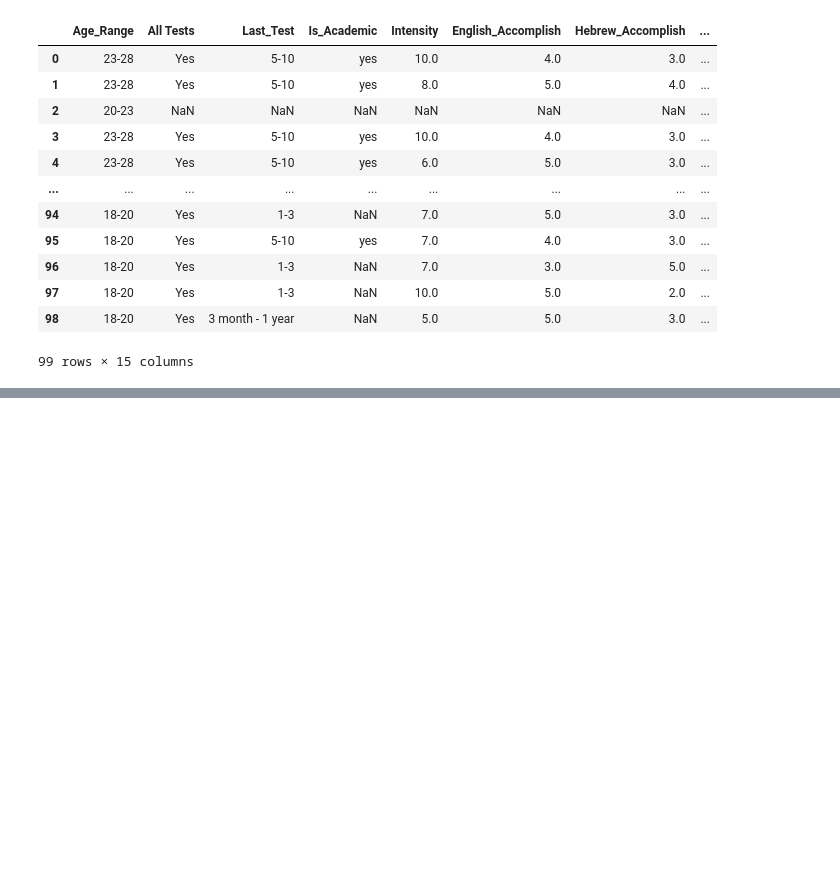
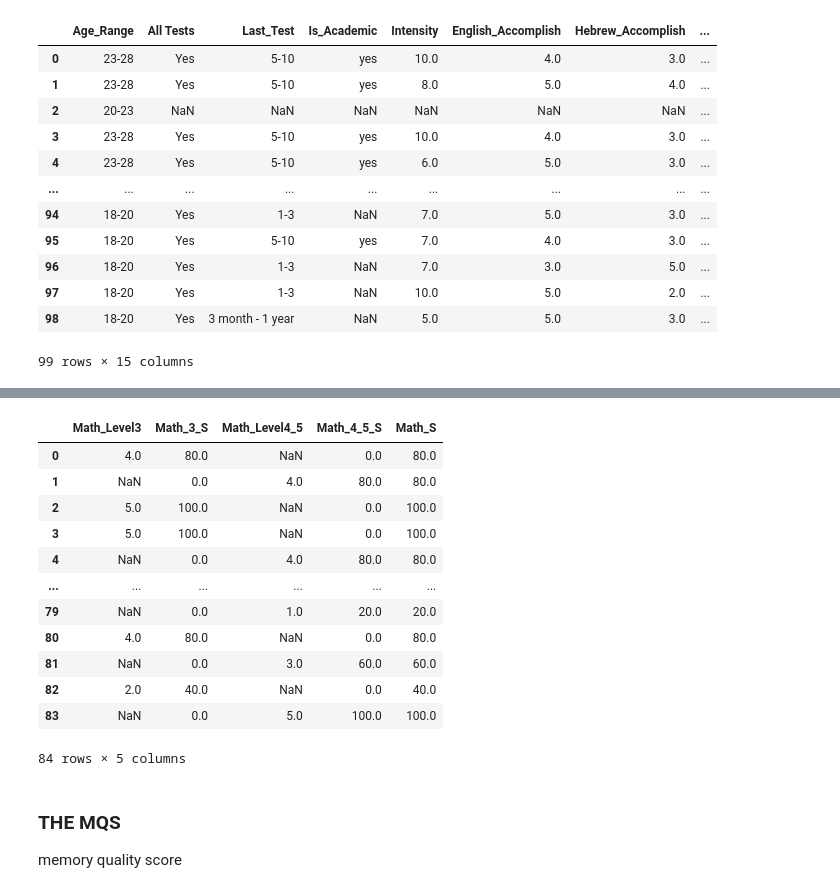
Before and after one commit to matantsour/Core_Studies_Memory_Analysis, a Jupyter notebook: Core_Studies_Memory_Analysis.ipynb, the cells around one changed output, grey strips where cells are left out. Cells and saved outputs as stored; diff of their text form; code cells hidden in the pictures; blank space fills up the shorter version.

```diff
--- a/Core_Studies_Memory_Analysis.ipynb
+++ b/Core_Studies_Memory_Analysis.ipynb
@@ -35,0 +244,2 @@ responses
+# %%
+responses['His_N']=responses['History'].apply(lambda x:how_much_topics(x))
@@ -35,0 +255,3 @@ responses
+# %%
+max_topic=responses['His_N'].max()
+max_topic
@@ -35,0 +260,3 @@ responses
+# %%
+responses['His_S']=responses['His_N'] *100/max_topic
+responses.loc[~responses['History'].isna(),['History','His_N','His_S']].head(5)
@@ -35,0 +272,23 @@ responses
+# %%
+responses['Math_3_S']=responses['Math_Level3'].apply(lambda x: 0 if pd.isnull(x) else (x * 100 ) / 5)
+responses['Math_4_5_S']=responses['Math_Level4_5'].apply(lambda x: 0 if pd.isnull(x) else (x * 100 ) / 5)
+# %%
+responses['Math_S']=responses[["Math_3_S", "Math_4_5_S"]].max(axis=1)
+responses[['Math_Level3','Math_3_S','Math_Level4_5','Math_4_5_S','Math_S']]
+# %% [output]
+|  | Math_Level3 | Math_3_S | Math_Level4_5 | Math_4_5_S | Math_S |
+| 0 | 4.0 | 80.0 | NaN | 0.0 | 80.0 |
+| 1 | NaN | 0.0 | 4.0 | 80.0 | 80.0 |
+| 2 | 5.0 | 100.0 | NaN | 0.0 | 100.0 |
+| 3 | 5.0 | 100.0 | NaN | 0.0 | 100.0 |
+| 4 | NaN | 0.0 | 4.0 | 80.0 | 80.0 |
+| ... | ... | ... | ... | ... | ... |
+| 79 | NaN | 0.0 | 1.0 | 20.0 | 20.0 |
+| 80 | 4.0 | 80.0 | NaN | 0.0 | 80.0 |
+| 81 | NaN | 0.0 | 3.0 | 60.0 | 60.0 |
+| 82 | 2.0 | 40.0 | NaN | 0.0 | 40.0 |
+| 83 | NaN | 0.0 | 5.0 | 100.0 | 100.0 |
+84 rows × 5 columns
+# %% [markdown]
+### THE MQS
+memory quality score
```
Also changed, not shown: parts of 62 cells of this notebook.
